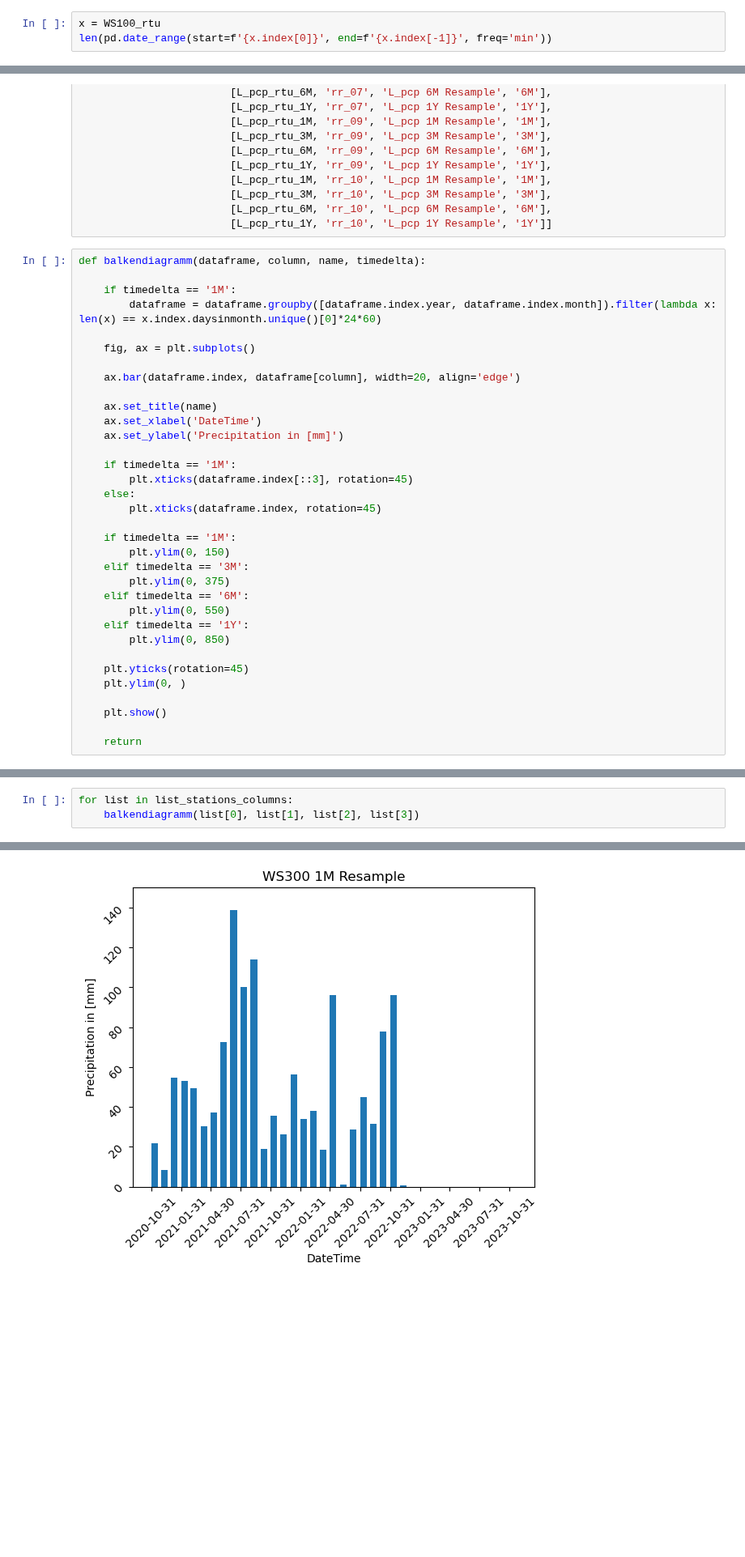
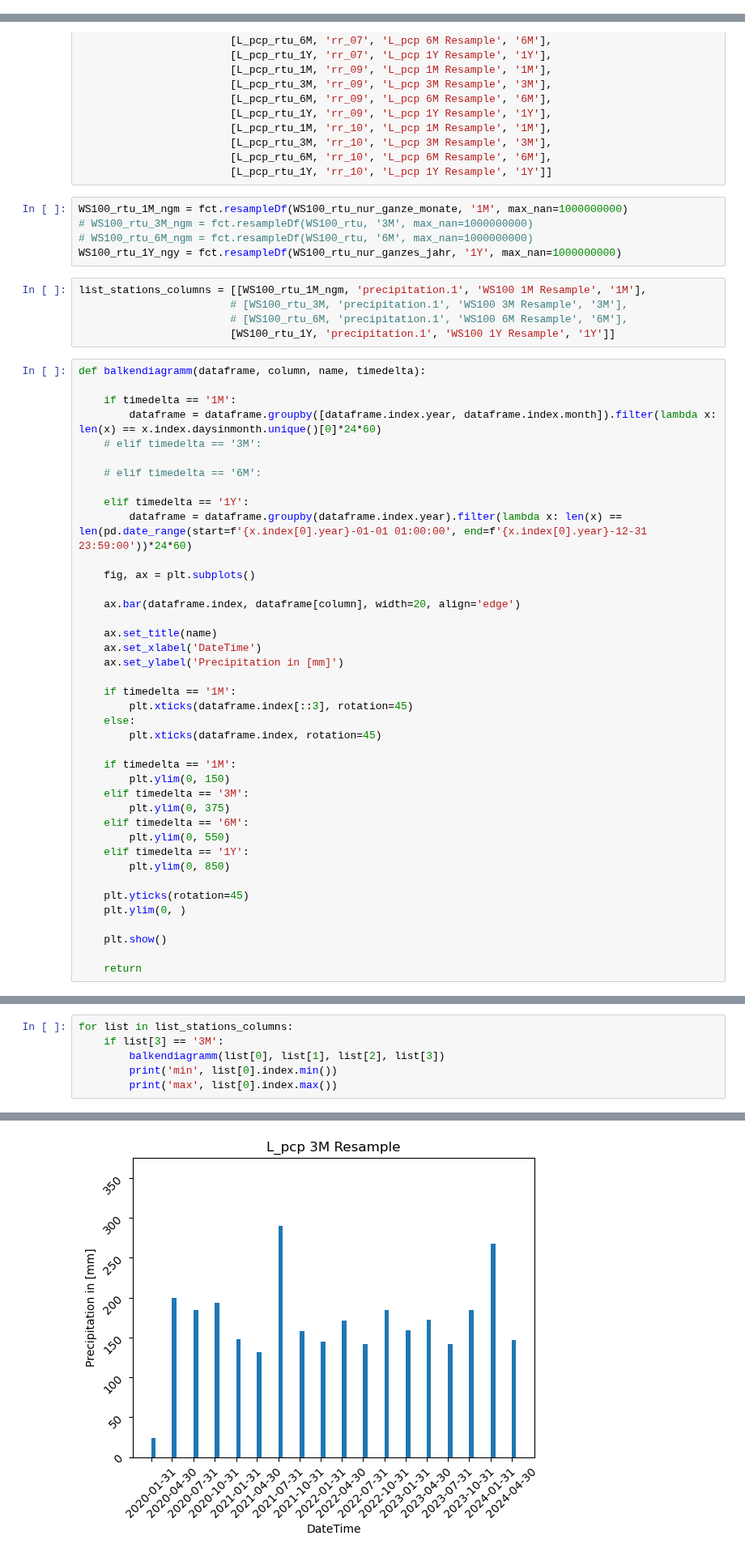
Before and after one commit to Nicholas202024/Hiwi_Code, a Jupyter notebook: statistik_summen.ipynb, the cells around one changed output, grey strips where cells are left out. Shown at 81% size. Saved outputs shown, nothing was run; the diff lists cells and outputs as text; blank space fills up the shorter version.

```diff
--- a/statistik_summen.ipynb
+++ b/statistik_summen.ipynb
@@ -135,5 +225,2 @@ WS100_rtu_nur_ganze_monate = WS100_rtu.groupby([WS100_rtu.index.year, WS100_rtu.
 # %%
 WS100_rtu_nur_ganzes_jahr = WS100_rtu.groupby(WS100_rtu.index.year).filter(lambda x: len(x) == len(pd.date_range(start=f'{x.index[0].year}-01-01 01:00:00', end=f'{x.index[0].year}-12-31 23:59:00'))*24*60)
-# %%
-x = WS100_rtu
-len(pd.date_range(start=f'{x.index[0]}', end=f'{x.index[-1]}', freq='min'))
@@ -215,11 +272,27 @@ list_stations_columns = [[WS100_rtu_1M, 'precipitation.1', 'WS100 1M Resample',
                         [L_pcp_rtu_3M, 'rr_10', 'L_pcp 3M Resample', '3M'],
                         [L_pcp_rtu_6M, 'rr_10', 'L_pcp 6M Resample', '6M'],
                         [L_pcp_rtu_1Y, 'rr_10', 'L_pcp 1Y Resample', '1Y']]
+# %%
+WS100_rtu_1M_ngm = fct.resampleDf(WS100_rtu_nur_ganze_monate, '1M', max_nan=1000000000)
+# WS100_rtu_3M_ngm = fct.resampleDf(WS100_rtu, '3M', max_nan=1000000000)
+# WS100_rtu_6M_ngm = fct.resampleDf(WS100_rtu, '6M', max_nan=1000000000)
+WS100_rtu_1Y_ngy = fct.resampleDf(WS100_rtu_nur_ganzes_jahr, '1Y', max_nan=1000000000)
+# %%
+list_stations_columns = [[WS100_rtu_1M_ngm, 'precipitation.1', 'WS100 1M Resample', '1M'],
+                        # [WS100_rtu_3M, 'precipitation.1', 'WS100 3M Resample', '3M'],
+                        # [WS100_rtu_6M, 'precipitation.1', 'WS100 6M Resample', '6M'],
+                        [WS100_rtu_1Y, 'precipitation.1', 'WS100 1Y Resample', '1Y']]
 # %%
 def balkendiagramm(dataframe, column, name, timedelta):
 
     if timedelta == '1M':
         dataframe = dataframe.groupby([dataframe.index.year, dataframe.index.month]).filter(lambda x: len(x) == x.index.daysinmonth.unique()[0]*24*60)
+    # elif timedelta == '3M':
+
+    # elif timedelta == '6M':
+
+    elif timedelta == '1Y':
+        dataframe = dataframe.groupby(dataframe.index.year).filter(lambda x: len(x) == len(pd.date_range(start=f'{x.index[0].year}-01-01 01:00:00', end=f'{x.index[0].year}-12-31 23:59:00'))*24*60)
 
     fig, ax = plt.subplots()
 
@@ -263,4 +329,7 @@ L_pcp 1Y Resample 727.07
 # %%
 for list in list_stations_columns:
-    balkendiagramm(list[0], list[1], list[2], list[3])
+    if list[3] == '3M':
+        balkendiagramm(list[0], list[1], list[2], list[3])
+        print('min', list[0].index.min())
+        print('max', list[0].index.max())
 # %% [output]
@@ -271 +348 @@ for list in list_stations_columns:
-[figure, old version]
+[figure, new version]
```
Also changed, not shown: parts of 26 cells of this notebook, 1 other file.
